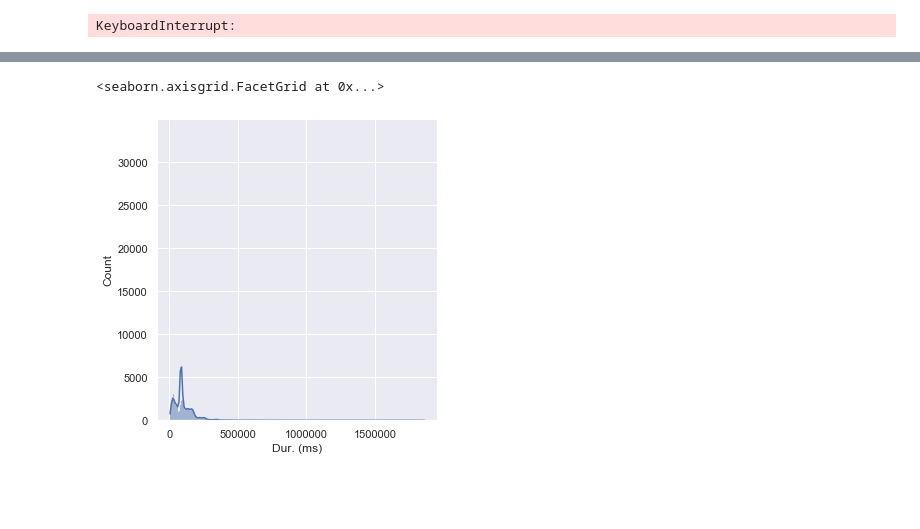
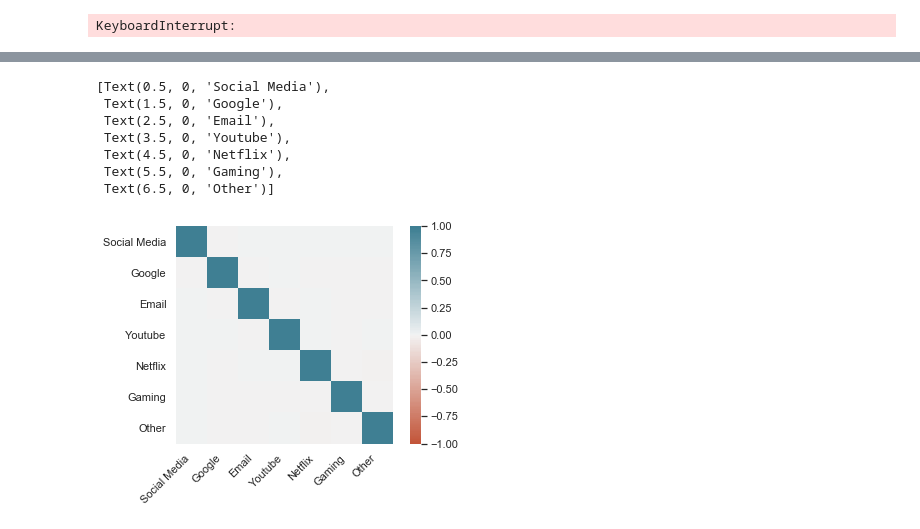
Before and after one commit to DiboraHaile/User-Analytics-in-the-Telecommunication-Industry, a Jupyter notebook: notebooks/dataunderstanding.ipynb, the cells around one changed output, grey strips where cells are left out. Saved outputs shown, nothing was run; the diff lists cells and outputs as text; code cells hidden in the pictures; blank space fills up the shorter version.

```diff
--- a/notebooks/dataunderstanding.ipynb
+++ b/notebooks/dataunderstanding.ipynb
@@ -258,7 +297,8 @@ total_ul.head(10)
 Name: total UL(Bytes) per user, dtype: float64
 # %%
 # find total volume for each application and added to the dataframe
-df_new = find_total_volume(missing_handled)
+app_names = ['Social Media', 'Google', 'Email', 'Youtube', 'Netflix', 'Gaming', 'Other']
+df_new = find_total_volume(missing_handled,app_names)
 df_new.head(10)
 # %% [output]
 |  | Bearer Id | Start | Start ms | End | End ms | Dur. (ms) | IMSI | MSISDN/Number | IMEI | ... |
@@ -466,5 +562,22 @@ sn.displot(data=youtube_total_vol,  kde=True)
-# %%
-sn.displot(data=missing_handled['Dur. (ms)'],  kde=True)
-# %% [output]
-<seaborn.axisgrid.FacetGrid at 0x...>
-[figure, removed]
+# %%
+corr = total_vol_df.corr()
+ax = sn.heatmap(
+    corr,
+    vmin=-1, vmax=1, center=0,
+    cmap=sn.diverging_palette(20, 220, n=200),
+    square=True
+)
+ax.set_xticklabels(
+    ax.get_xticklabels(),
+    rotation=45,
+    horizontalalignment='right'
+)
+# %% [output]
+[Text(0.5, 0, 'Social Media'),
+ Text(1.5, 0, 'Google'),
+ Text(2.5, 0, 'Email'),
+ Text(3.5, 0, 'Youtube'),
+ Text(4.5, 0, 'Netflix'),
+ Text(5.5, 0, 'Gaming'),
+ Text(6.5, 0, 'Other')]
+[figure, added]
```
Also changed, not shown: parts of 22 cells of this notebook.
